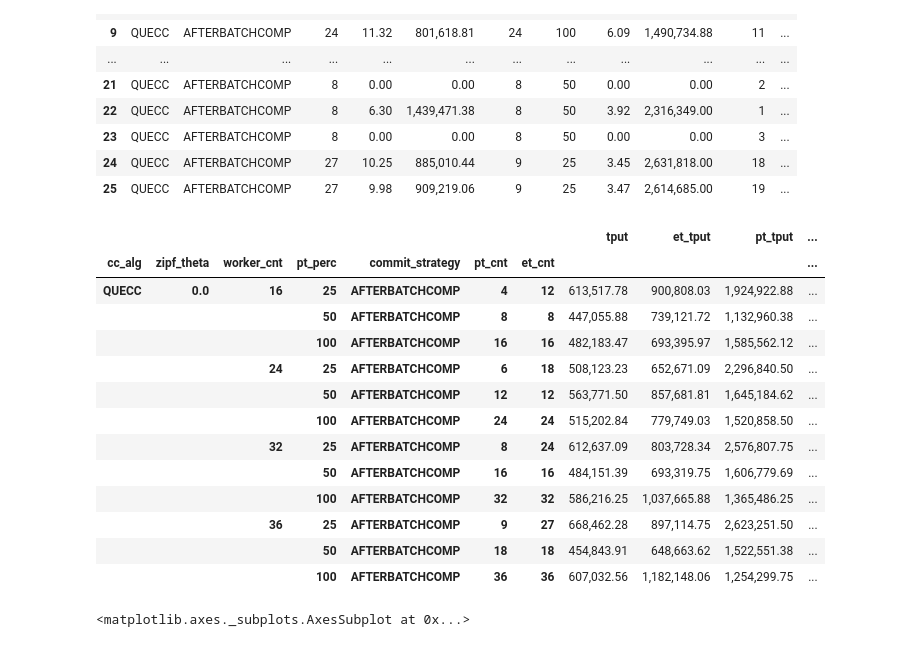
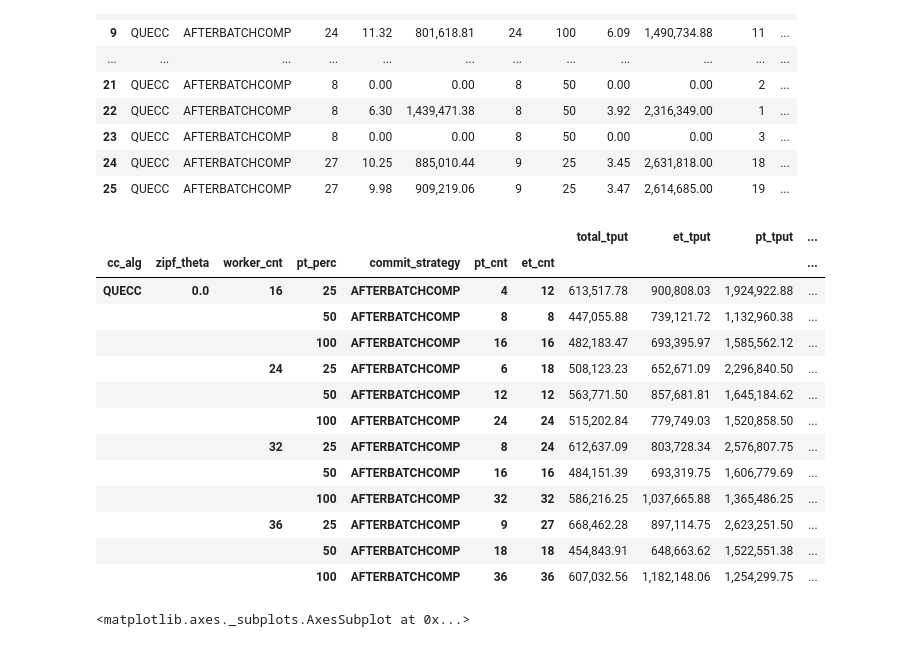
Before and after one commit to qadahtm/deneva, a Jupyter notebook: pynb/QueCC.ipynb, the cells around one changed output. Saved outputs shown, nothing was run; the diff lists cells and outputs as text; code cells hidden in the pictures.

```diff
--- a/pynb/QueCC.ipynb
+++ b/pynb/QueCC.ipynb
@@ -257,14 +257,14 @@ def extract_from_file(_fname):
                         res[asline[0]] = asline[1];
 
             #extract from summary
-#             m = re.search('(\[summary\]) (.+)', cline)
-#             if m:
-#                 sline = m.group(2).split(',')
-#                 for i, a in enumerate(sline):
-# #                     print(i,a)
-#                     if i == 1:
-#                         asline = a.split('=')
-#                         res[asline[0]] = asline[1]
+            m = re.search('(\[summary\]) (.+)', cline)
+            if m:
+                sline = m.group(2).split(',')
+                for i, a in enumerate(sline):
+#                     print(i,a)
+                    if i == 1:
+                        asline = a.split('=')
+                        res[asline[0]] = asline[1]
 #                 print(sline[0])
 #                 print(sline[1])
 #                 print(sline[2])
@@ -277,6 +277,7 @@ def extract_from_file(_fname):
         res['pt_tput'] = '0.0';
         res['et_tput'] = '0.0';
         res['txn_cnt'] = '0';
+        res['tput'] = '0';
     return res;
 
 
@@ -290,7 +291,7 @@ directory = "/Users/qadahtm/Dev/halstead/deneva_project/deneva/exp_results/quecc
 directory = "/Users/qadahtm/Dev/halstead/deneva_project/deneva/exp_results/quecc_no_storage_access3"
 # directory = "/Users/qadahtm/Dev/halstead/deneva_project/deneva/exp_results/quecc_no_storage"
 directory = "/Users/qadahtm/Dev/halstead/deneva_project/deneva/exp_results/quecc_test"
-
+# directory = "/Users/qadahtm/Dev/halstead/deneva_project/deneva/exp_results/quecc_normal_mode"
 
 
 
@@ -319,6 +320,7 @@ data = {
         'cc_alg':[],
         'worker_cnt':[],
         'tput':[],
+        'total_tput':[],
         'commit_strategy':[],
         'pt_perc':[],
         'pt_cnt':[],
@@ -379,7 +381,8 @@ for fname in resFiles:
         data['et_tput'].append(float(e_data['et_tput']))
         data['trial_no'].append(int(trial_num))
         data['seq_no'].append(int(seq_num))
-        data['tput'].append(float(e_data['total_tput']))
+        data['tput'].append(float(e_data['tput']))
+        data['total_tput'].append(float(e_data['total_tput']))
         data['zipf_theta'].append('{:.1f}'.format(float(e_data['g_zipf_theta'])))
 
 # print(data)
@@ -417,12 +420,14 @@ df
 # %%
 # grouped = df.groupby(['cc_alg','zipf_theta', 'worker_cnt', 'pt_perc','commit_strategy', 'pt_cnt', 'et_cnt']).tput.agg(['count', 'min', 'max', 'mean'])
 pd.options.display.float_format = '{:,.2f}'.format
-agg_req = {'tput':'mean', 'et_tput':'mean', 'pt_tput':'mean', 'total_time':'mean', 'pt_time':'mean', 'et_time':'mean'}
+agg_req_fixed = {'total_tput':'mean', 'et_tput':'mean', 'pt_tput':'mean', 'total_time':'mean', 'pt_time':'mean', 'et_time':'mean'}
+agg_req_normal = {'tput':'mean', 'total_time':'mean'}
+agg_req = agg_req_fixed
 grouped = df.groupby(['cc_alg','zipf_theta', 'worker_cnt', 'pt_perc','commit_strategy', 'pt_cnt', 'et_cnt']).agg(agg_req)
 # grouped = df.groupby(['et_cnt']).agg(agg_req)
 grouped
 # %% [output]
-|  |  |  |  |  |  |  | tput | et_tput | pt_tput | ... |
+|  |  |  |  |  |  |  | total_tput | et_tput | pt_tput | ... |
 | cc_alg | zipf_theta | worker_cnt | pt_perc | commit_strategy | pt_cnt | et_cnt |  |  |  | ... |
 | QUECC | 0.0 | 16 | 25 | AFTERBATCHCOMP | 4 | 12 | 613,517.78 | 900,808.03 | 1,924,922.88 | ... |
 |  |  |  | 50 | AFTERBATCHCOMP | 8 | 8 | 447,055.88 | 739,121.72 | 1,132,960.38 | ... |
```
Also changed, not shown: 2 other files.
